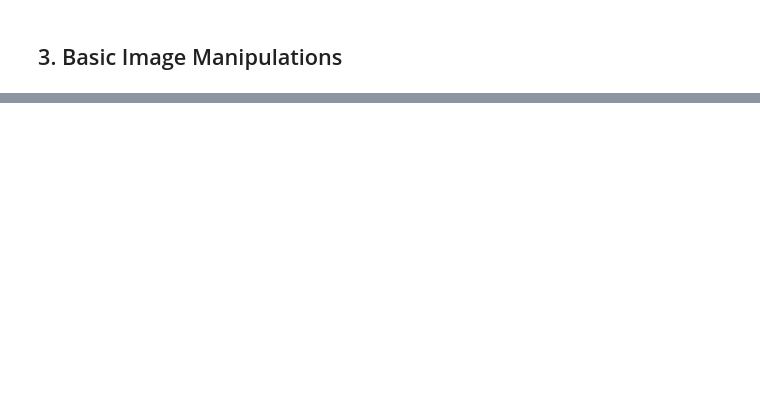
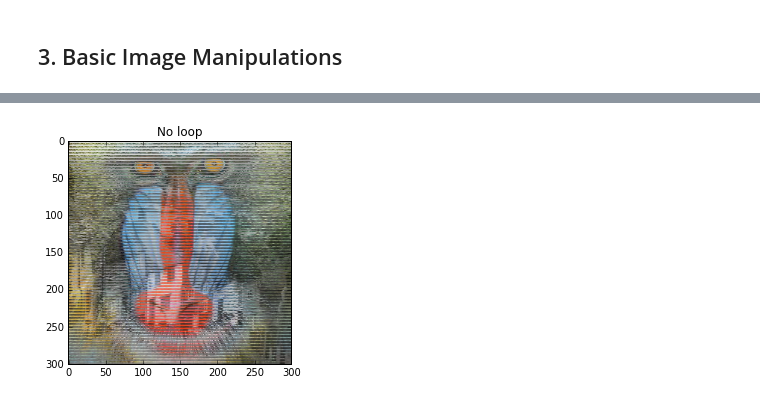
Before and after one commit to gmakarevich-aurora/cv-hw0, a Jupyter notebook: HW0.ipynb, the cells around one changed output, grey strips where cells are left out. Saved outputs shown, nothing was run; the diff lists cells and outputs as text; code cells hidden in the pictures; blank space fills up the shorter version.

Commit message:
Part 3 is done.

```diff
--- a/HW0.ipynb
+++ b/HW0.ipynb
@@ -230,0 +210,33 @@ ValueError: operands could not be broadcast together with shapes (300,300,3) (3,
+# %%
+# ===== Problem 3f =====
+# Accomplish the same task as part e without using a for-loop.
+# The functions reshape and repmat may be helpful here.
+
+newImage3 = None
+
+# BEGIN YOUR CODE HERE
+
+shape = img1.shape
+
+zeros = np.zeros(shape[0]*shape[2], dtype=np.uint8)
+ones = np.ones(shape[0]*shape[2], dtype=np.uint8)
+
+odd_mask = np.append(ones, zeros, axis=0)
+odd_mask = matlib.repmat(odd_mask, 1, shape[1]/2)
+odd_mask = np.reshape(odd_mask, (shape[0], shape[1], shape[2]))
+
+even_mask = np.append(zeros, ones, axis=0)
+even_mask = matlib.repmat(even_mask, 1, shape[1]/2)
+even_mask = np.reshape(even_mask, (shape[0], shape[1], shape[2]))
+
+
+newImage3 = np.multiply(img1, odd_mask) + np.multiply(img2, even_mask)
+
+plt.title('No loop')
+plt.imshow(newImage3)
+plt.show()
+
+
+# END YOUR CODE HERE
+# %% [output]
+[figure, added]
```
Also changed, not shown: parts of 19 cells of this notebook.
